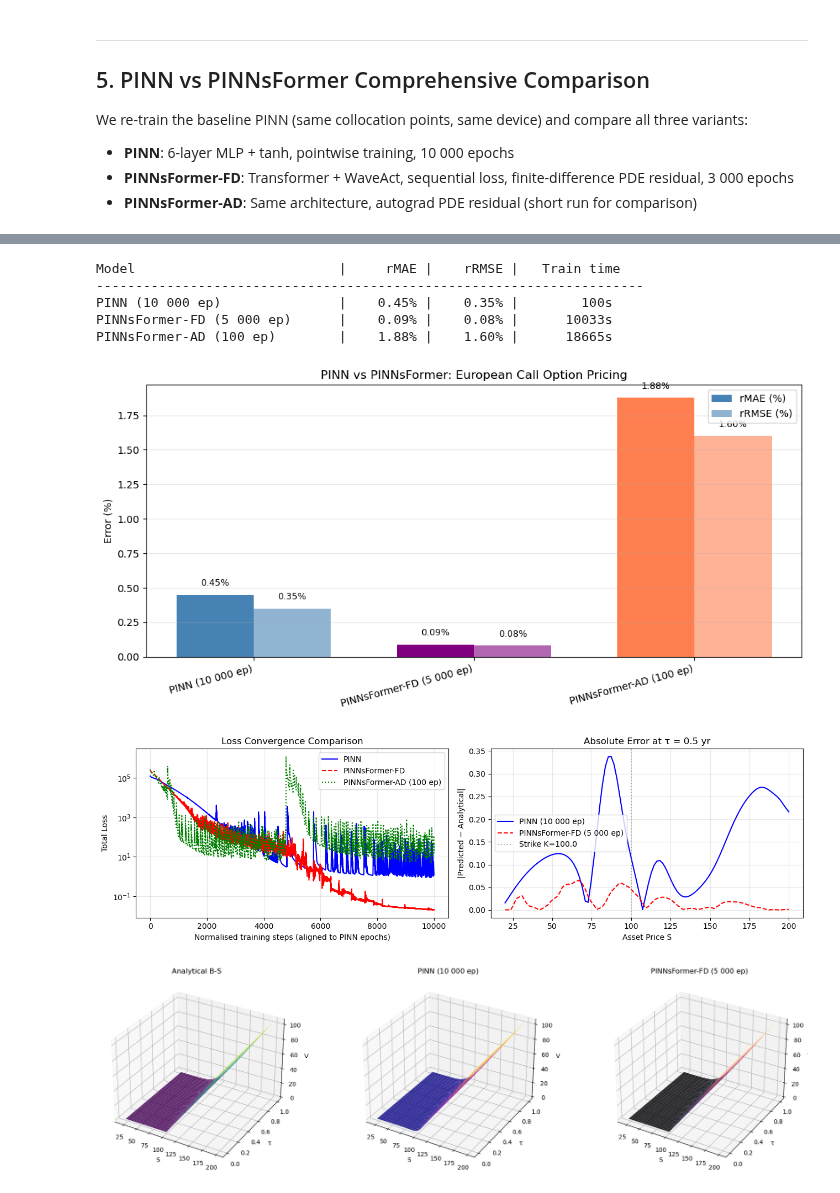
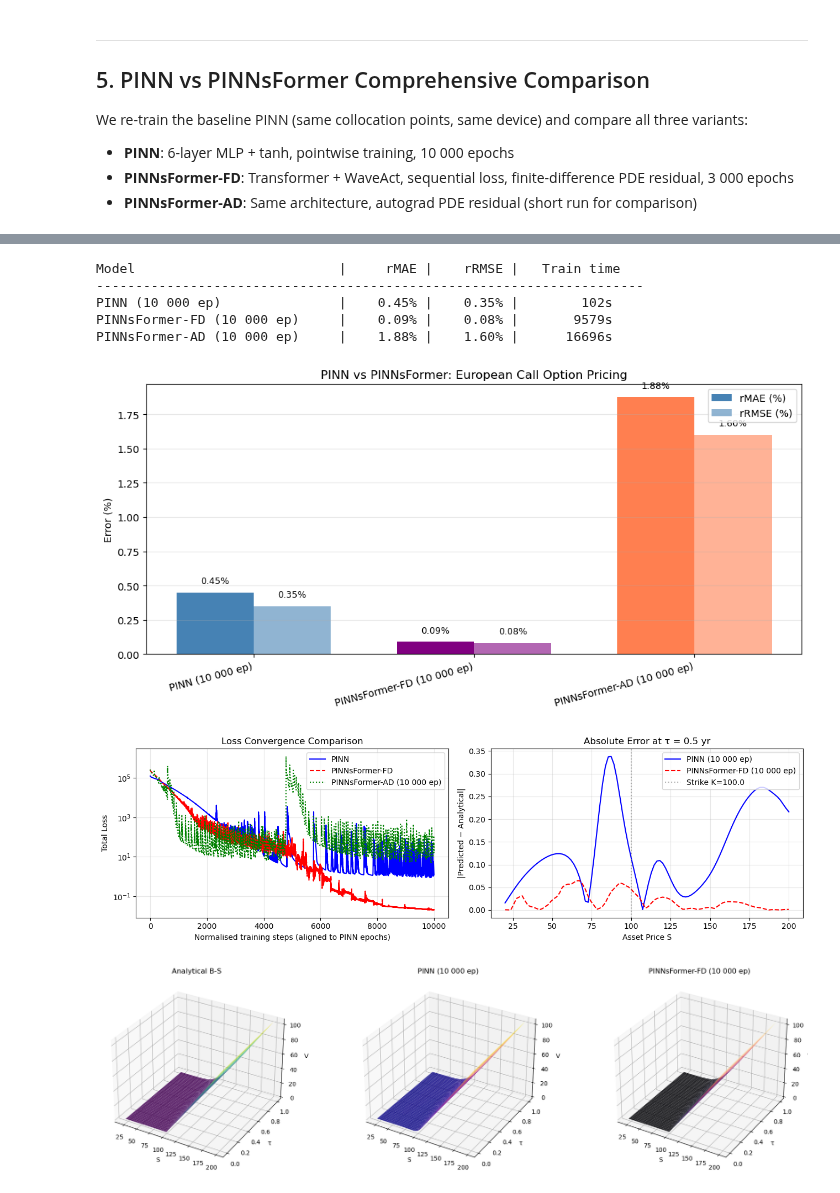
Before and after one commit to ceyhandogan13/pinnsformer, a Jupyter notebook: progress_report_2_executed.ipynb, the cells around one changed output, grey strips where cells are left out. Cells and saved outputs as stored; diff of their text form; code cells hidden in the pictures.

Commit message:
Update progress_report_2_executed with correct 10k epoch labels and results

```diff
--- a/progress_report_2_executed.ipynb
+++ b/progress_report_2_executed.ipynb
@@ -429,13 +429,13 @@ PINNsFormer-AD: 1866.5 ms/epoch → 10000 ep equiv. = 18665s
 # ── Metric comparison ─────────────────────────────────────────────────────────
 models = {
     'PINN (10 000 ep)':          pinn,
-    'PINNsFormer-FD (5 000 ep)': pf_final,
-    'PINNsFormer-AD (100 ep)':   pf_ad_full,
+    'PINNsFormer-FD (10 000 ep)': pf_final,
+    'PINNsFormer-AD (10 000 ep)':   pf_ad_full,
 }
 train_times = {
     'PINN (10 000 ep)':          pinn_train_time,
-    'PINNsFormer-FD (5 000 ep)': pf_train_time,
-    'PINNsFormer-AD (100 ep)':   ad_time_per_ep * AD_EPOCHS,
+    'PINNsFormer-FD (10 000 ep)': pf_train_time,
+    'PINNsFormer-AD (10 000 ep)':   ad_time_per_ep * AD_EPOCHS,
 }
 
 print(f'{"Model":<30} | {"rMAE":>8} | {"rRMSE":>8} | {"Train time":>12}')
@@ -451,9 +451,9 @@ for name, model in models.items():
 # %% [output]
 Model                          |     rMAE |    rRMSE |   Train time
 ----------------------------------------------------------------------
-PINN (10 000 ep)               |    0.45% |    0.35% |        100s
-PINNsFormer-FD (5 000 ep)      |    0.09% |    0.08% |      10033s
-PINNsFormer-AD (100 ep)        |    1.88% |    1.60% |      18665s
+PINN (10 000 ep)               |    0.45% |    0.35% |        102s
+PINNsFormer-FD (10 000 ep)     |    0.09% |    0.08% |       9579s
+PINNsFormer-AD (10 000 ep)     |    1.88% |    1.60% |      16696s
 # %%
 # ── Bar chart: rMAE and rRMSE ─────────────────────────────────────────────────
 names   = list(metrics.keys())
@@ -480,7 +480,7 @@ plt.tight_layout()
 plt.savefig('bs_pinn/fig_model_comparison.png', dpi=120, bbox_inches='tight')
 plt.show()
 # %% [output]
-[figure, old version]
+[figure, new version]
 # %%
 # ── Loss convergence comparison (PINN vs PINNsFormer-FD) ─────────────────────
 # Align by wall-clock time bins
@@ -491,36 +491,36 @@ axes[0].semilogy(hist_pinn[:, 0], 'b-',  label='PINN',              linewidth=1.
 axes[0].semilogy(np.linspace(0, PINN_EPOCHS, PF_EPOCHS),
                  hist_pf[:, 0], 'r--', label='PINNsFormer-FD',  linewidth=1.5)
 axes[0].semilogy(np.linspace(0, PINN_EPOCHS, AD_EPOCHS),
-                 hist_ad_full[:, 0], 'g:', label='PINNsFormer-AD (100 ep)', linewidth=1.5)
+                 hist_ad_full[:, 0], 'g:', label='PINNsFormer-AD (10 000 ep)', linewidth=1.5)
 axes[0].set_xlabel('Normalised training steps (aligned to PINN epochs)')
 axes[0].set_ylabel('Total Loss')
 axes[0].set_title('Loss Convergence Comparison')
 axes[0].legend(); axes[0].grid(True, alpha=0.3)
 
 # Error surface comparison: |V_pred - V_true| on grid
 for i, (name, color, linestyle) in enumerate([
     ('PINN (10 000 ep)',          'blue',   '-'),
-    ('PINNsFormer-FD (5 000 ep)', 'red',    '--'),
+    ('PINNsFormer-FD (10 000 ep)', 'red',    '--'),
 ]):
     V_pred = metrics[name][2]
     abs_err = np.abs(V_pred - V_true)
     # plot error vs S at tau=0.5
     tau_idx = np.abs(ds_call['tau_grid'] - 0.5).argmin()
     err_slice = abs_err.reshape(100, 100)[tau_idx, :]
     axes[1].plot(ds_call['S_grid'], err_slice, color=color,
                  linestyle=linestyle, label=name, linewidth=1.5)
 
 axes[1].axvline(K, color='gray', linestyle=':', alpha=0.6, label=f'Strike K={K}')
 axes[1].set_xlabel('Asset Price S')
 axes[1].set_ylabel('|Predicted − Analytical|')
 axes[1].set_title('Absolute Error at τ = 0.5 yr')
 axes[1].legend(); axes[1].grid(True, alpha=0.3)
 
 plt.tight_layout()
 plt.savefig('bs_pinn/fig_convergence_and_error.png', dpi=120, bbox_inches='tight')
 plt.show()
 # %% [output]
-[figure, old version]
+[figure, new version]
 # %%
 # ── Price surface comparison: Analytical vs PINN vs PINNsFormer-FD ────────────
 fig = plt.figure(figsize=(18, 5))
```
Also changed, not shown: parts of 7 cells of this notebook.
